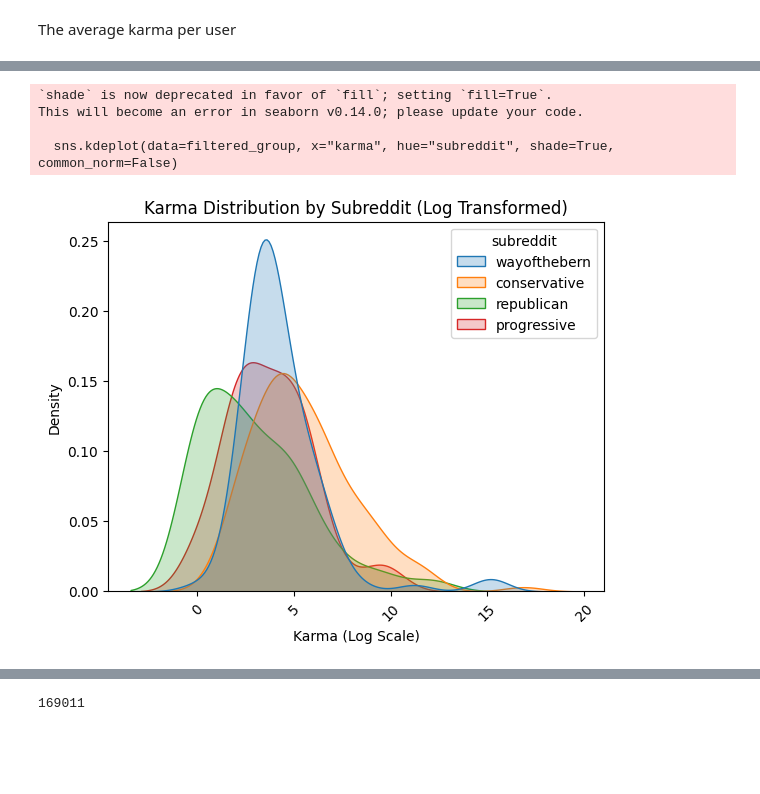
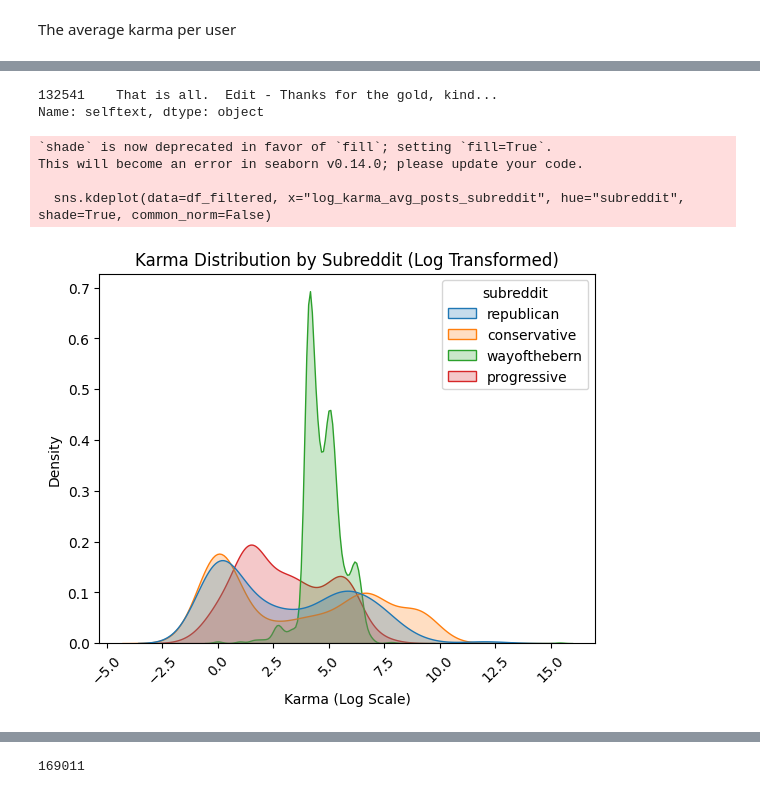
Before and after one commit to edo-lucio/researcher-political-bias, a Jupyter notebook: nb.ipynb, the cells around one changed output, grey strips where cells are left out. Saved outputs shown, nothing was run; the diff lists cells and outputs as text; code cells hidden in the pictures; blank space fills up the shorter version.

```diff
--- a/nb.ipynb
+++ b/nb.ipynb
@@ -2,3 +2,6 @@
 import pandas as pd
 
 data = pd.read_csv("./data/scores.csv")
+data = data.drop(columns=["karma"])
+
+subreddits = pd.read_csv("./data/subreddits.csv")
@@ -49,0 +29,5 @@ filtered_group
+# %%
+df = data.merge(karma_data, on=["username", "subreddit"], how="left")
+df = data.merge(subreddits, on=["subreddit"], how="right")
+df = df.drop(columns=["label_x"])
+df = df.rename(columns={"label_y": "subreddit_label"})
@@ -50,12 +36,15 @@ filtered_group
+# %%
+df_filtered = df[df["subreddit"].isin(["conservative", "republican", "wayofthebern", "progressive"])]
 # %%
 import seaborn as sns
 import matplotlib.pyplot as plt
 import numpy as np
 
-filtered_group["karma"] = np.log2(filtered_group["karma"])
-sns.boxplot(x="subreddit", y="karma", data=filtered_group, palette="Set2")
+# karma_avg_posts_subreddit
 
-# Customize the plot
+df_filtered["log_karma_avg_posts_subreddit"] = np.log2(df_filtered["karma_avg_posts_subreddit"])
+sns.boxplot(x="subreddit", y="log_karma_avg_posts_subreddit", data=df_filtered, palette="Set2")
+
 plt.title("Karma Distribution by Subreddit")
 plt.xlabel("Subreddit")
 plt.ylabel("Karma")
@@ -71,26 +66,31 @@ Passing `palette` without assigning `hue` is deprecated and will be removed in v
+# %%
+df.loc[df["karma_avg_posts_subreddit"] > 40000]["selftext"]
+# %% [output]
+132541    That is all.  Edit - Thanks for the gold, kind...
+Name: selftext, dtype: object
 # %%
 import seaborn as sns
 import matplotlib.pyplot as plt
 import numpy as np
 
 # Assuming filtered_group is a pandas DataFrame that contains 'karma' and 'subreddit' columns
 
 # Apply the log transformation to 'karma'
 
 # Create the density plot (KDE) grouped by subreddit
-sns.kdeplot(data=filtered_group, x="karma", hue="subreddit", shade=True, common_norm=False)
+sns.kdeplot(data=df_filtered, x="log_karma_avg_posts_subreddit", hue="subreddit", shade=True, common_norm=False)
 
 # Customize the plot
 plt.title("Karma Distribution by Subreddit (Log Transformed)")
 plt.xlabel("Karma (Log Scale)")
 plt.ylabel("Density")
 plt.xticks(rotation=45)  # Rotate x-axis labels for better readability
 
 # Show the plot
 plt.show()
 # %% [output]
 `shade` is now deprecated in favor of `fill`; setting `fill=True`.
 This will become an error in seaborn v0.14.0; please update your code.
 
-  sns.kdeplot(data=filtered_group, x="karma", hue="subreddit", shade=True, common_norm=False)
+  sns.kdeplot(data=df_filtered, x="log_karma_avg_posts_subreddit", hue="subreddit", shade=True, common_norm=False)
-[figure, old version]
+[figure, new version]
```
Also changed, not shown: parts of 10 cells of this notebook, 1 other file.
